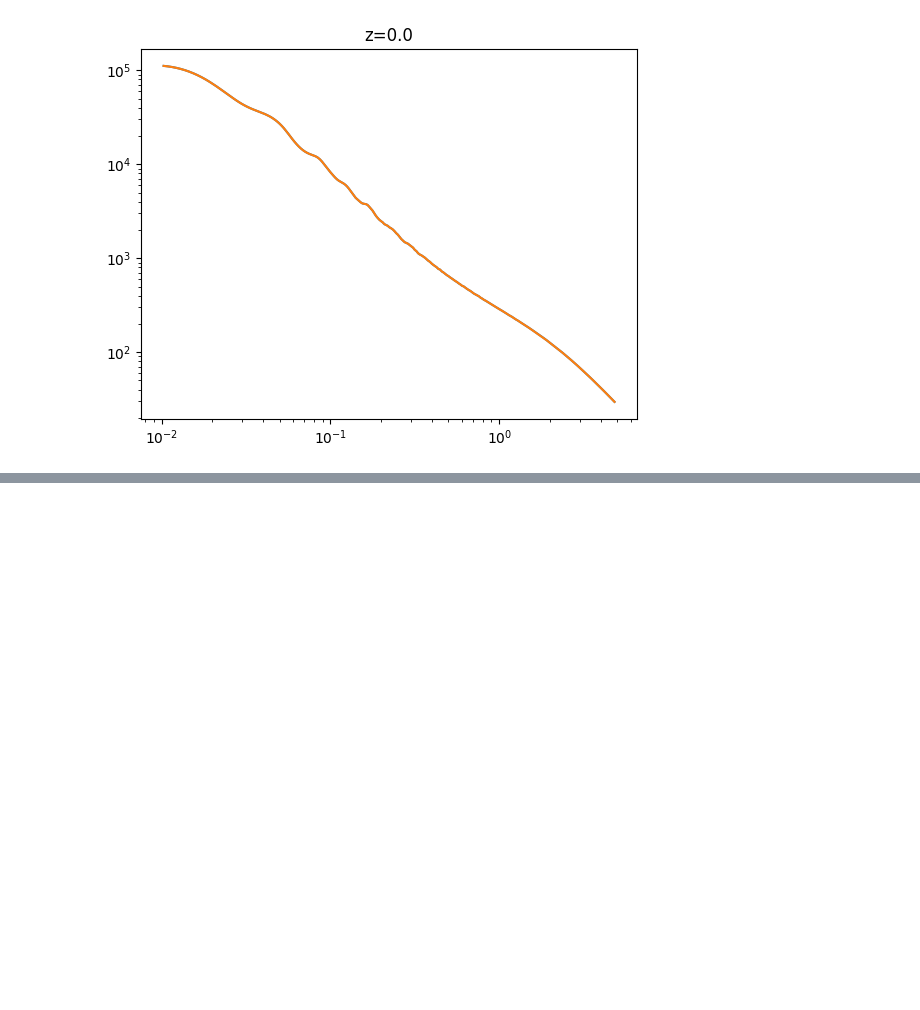
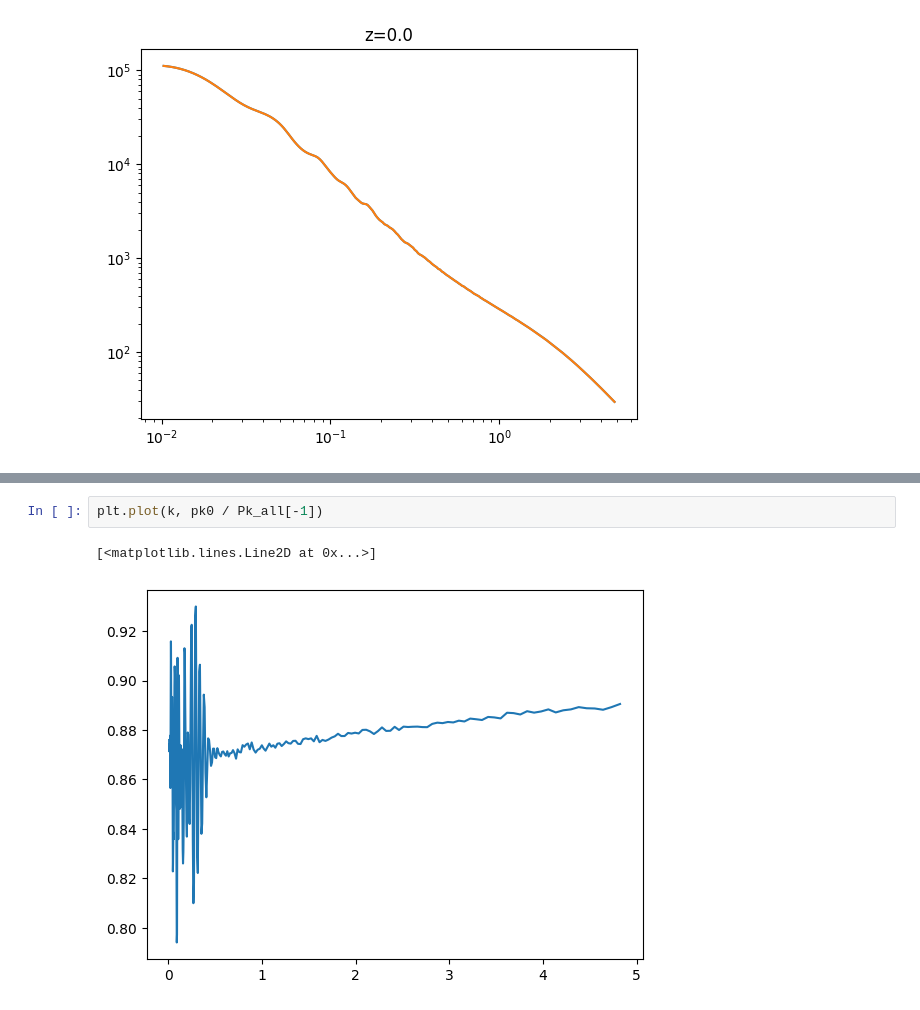
Before and after one commit to pltaylor16/odd_emu, a Jupyter notebook: production/test_solve.ipynb, the cells around one changed output, grey strips where cells are left out. Cells and saved outputs as stored; diff of their text form; blank space fills up the shorter version.

```diff
--- a/production/test_solve.ipynb
+++ b/production/test_solve.ipynb
@@ -131,0 +268,5 @@ plt.plot(k, Pk_pred[99] / pk_all[0,0])
+# %%
+plt.plot(k, pk0 / Pk_all[-1])
+# %% [output]
+[<matplotlib.lines.Line2D at 0x...>]
+[figure, added]
```
Also changed, not shown: parts of 5 cells of this notebook.
